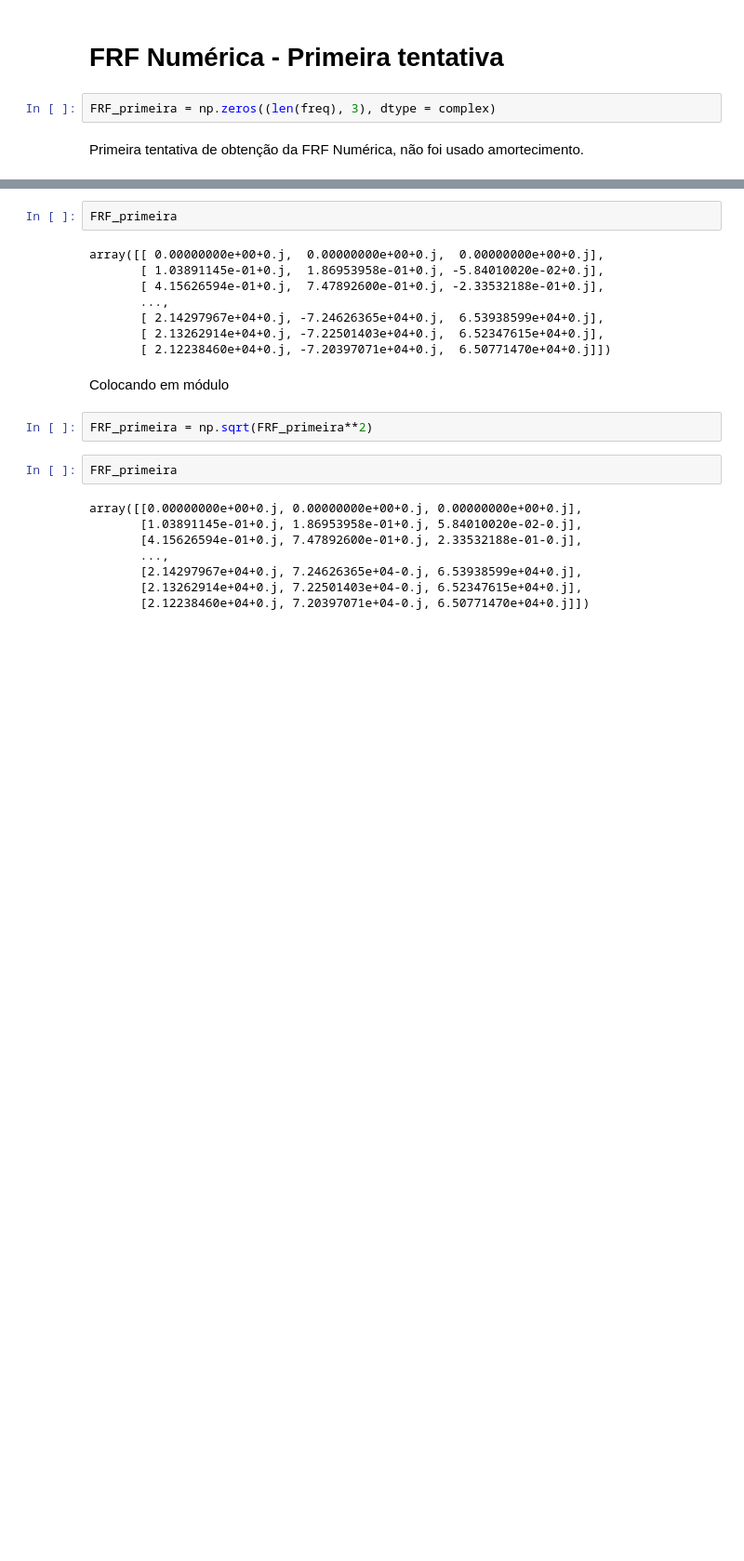
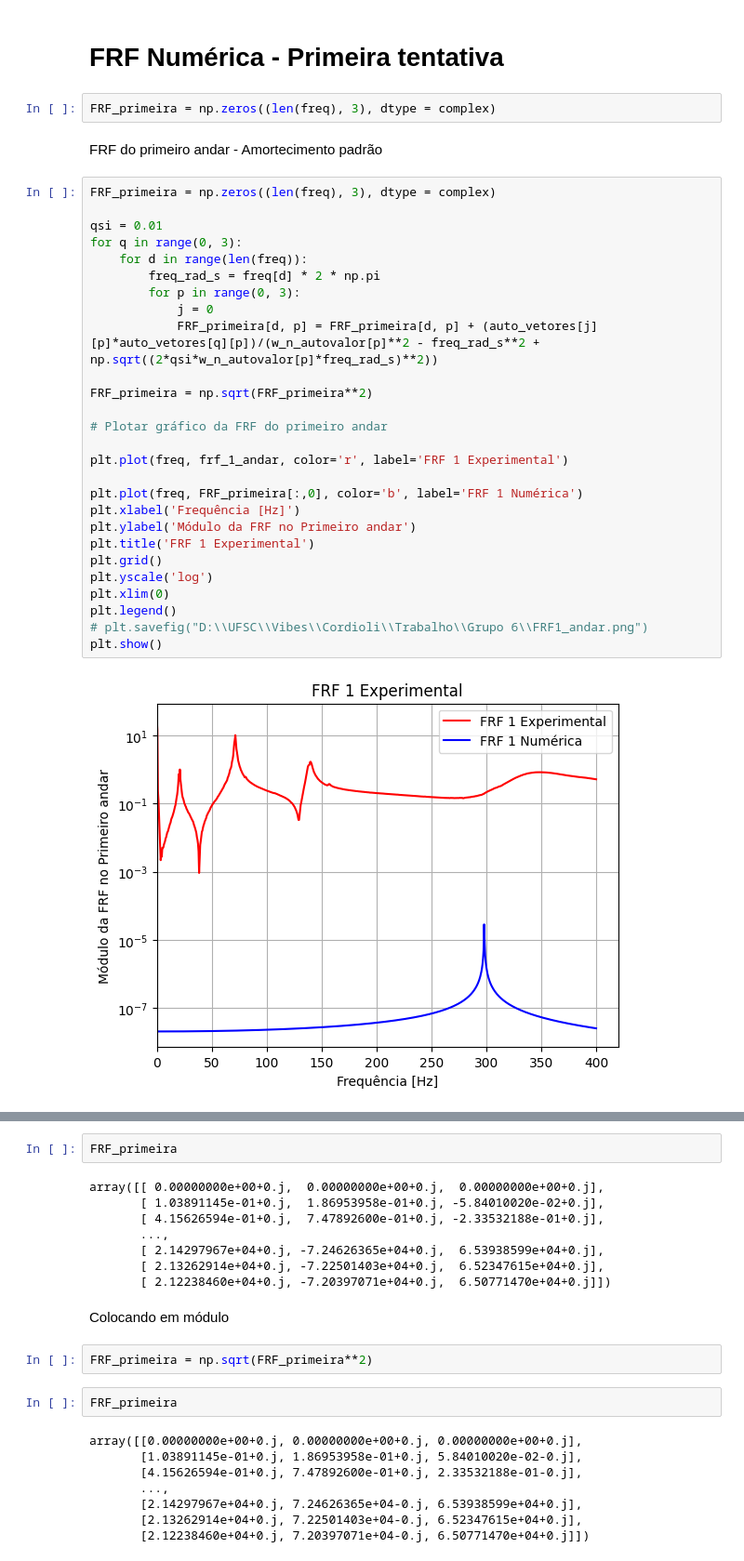
Before and after one commit to Daniel-Sottovia/Grupo-6, a Jupyter notebook: notebook.ipynb, the cells around one changed output, grey strips where cells are left out. Shown at 93% size. Drawn from its saved outputs; the diff is of its cells as text; blank space fills up the shorter version.

```diff
--- a/notebook.ipynb
+++ b/notebook.ipynb
@@ -1119,5 +1121,34 @@ print(auto_vetores)
 # FRF Numérica - Primeira tentativa
 # %%
 FRF_primeira = np.zeros((len(freq), 3), dtype = complex)
-# %% [markdown]
-Primeira tentativa de obtenção da FRF Numérica, não foi usado amortecimento.
+# %% [markdown]
+FRF do primeiro andar - Amortecimento padrão
+# %%
+FRF_primeira = np.zeros((len(freq), 3), dtype = complex)
+
+qsi = 0.01
+for q in range(0, 3):
+    for d in range(len(freq)):
+        freq_rad_s = freq[d] * 2 * np.pi
+        for p in range(0, 3):
+            j = 0
+            FRF_primeira[d, p] = FRF_primeira[d, p] + (auto_vetores[j][p]*auto_vetores[q][p])/(w_n_autovalor[p]**2 - freq_rad_s**2 + np.sqrt((2*qsi*w_n_autovalor[p]*freq_rad_s)**2))
+
+FRF_primeira = np.sqrt(FRF_primeira**2)
+
+# Plotar gráfico da FRF do primeiro andar
+
+plt.plot(freq, frf_1_andar, color='r', label='FRF 1 Experimental')
+
+plt.plot(freq, FRF_primeira[:,0], color='b', label='FRF 1 Numérica')
+plt.xlabel('Frequência [Hz]')
+plt.ylabel('Módulo da FRF no Primeiro andar')
+plt.title('FRF 1 Experimental')
+plt.grid()
+plt.yscale('log')
+plt.xlim(0)
+plt.legend()
+# plt.savefig("D:\\UFSC\\Vibes\\Cordioli\\Trabalho\\Grupo 6\\FRF1_andar.png")
+plt.show()
+# %% [output]
+[figure, added]
```
Also changed, not shown: parts of 9 cells of this notebook, 3 other files.
